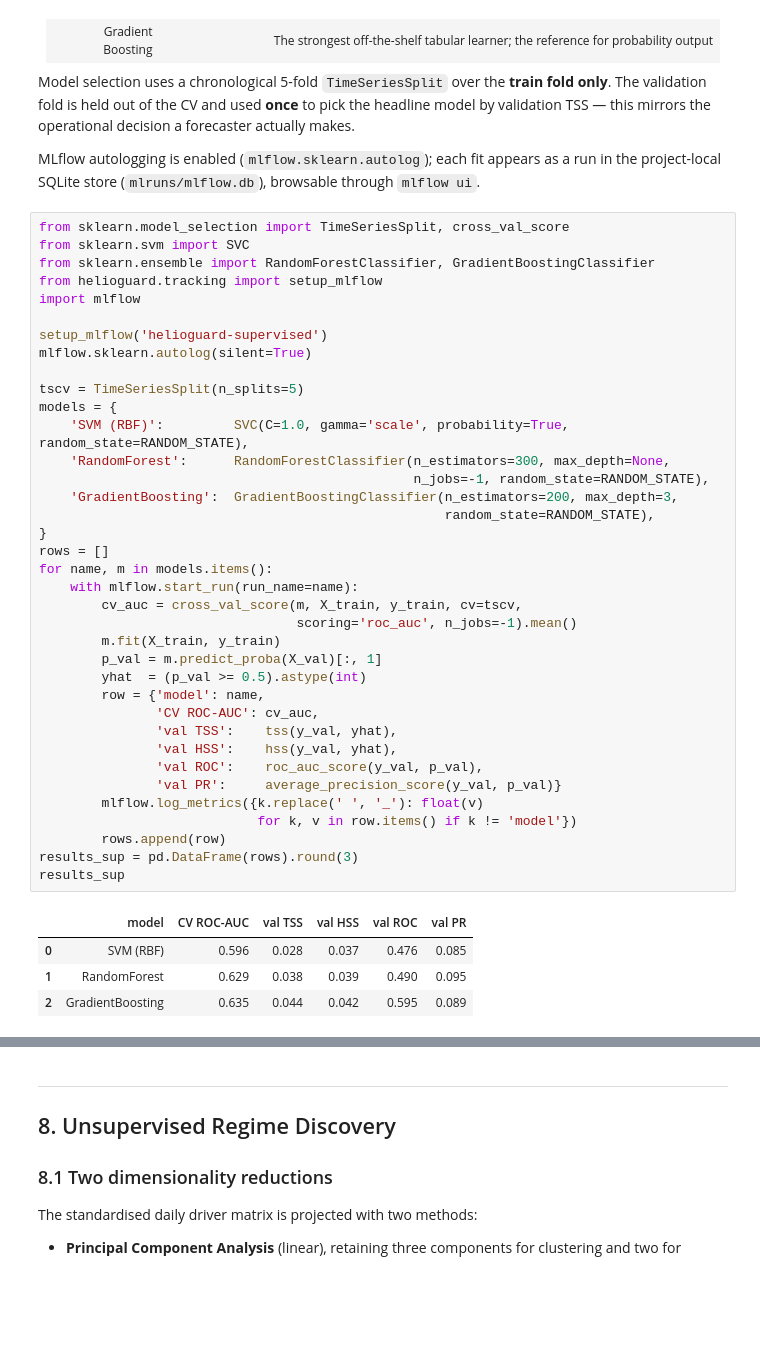
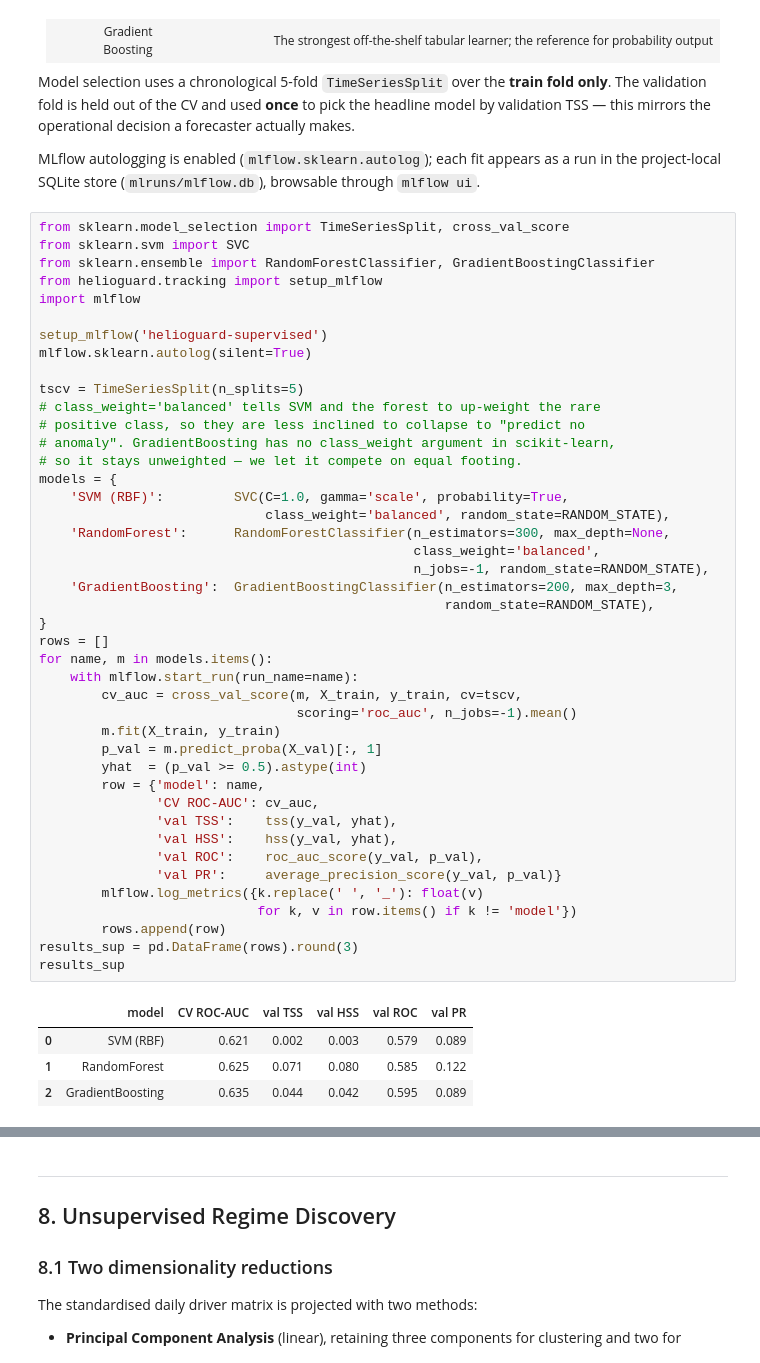
Before and after one commit to niki7o/HelioGuard, a Jupyter notebook: notebooks/helioguard.ipynb, the cells around one changed output, grey strips where cells are left out. Cells and saved outputs as stored; diff of their text form; blank space fills up the shorter version.

```diff
--- a/notebooks/helioguard.ipynb
+++ b/notebooks/helioguard.ipynb
@@ -655,36 +655,42 @@ setup_mlflow('helioguard-supervised')
 mlflow.sklearn.autolog(silent=True)
 
 tscv = TimeSeriesSplit(n_splits=5)
+# class_weight='balanced' tells SVM and the forest to up-weight the rare
+# positive class, so they are less inclined to collapse to "predict no
+# anomaly". GradientBoosting has no class_weight argument in scikit-learn,
+# so it stays unweighted — we let it compete on equal footing.
 models = {
-    'SVM (RBF)':         SVC(C=1.0, gamma='scale', probability=True, random_state=RANDOM_STATE),
+    'SVM (RBF)':         SVC(C=1.0, gamma='scale', probability=True,
+                             class_weight='balanced', random_state=RANDOM_STATE),
     'RandomForest':      RandomForestClassifier(n_estimators=300, max_depth=None,
+                                                class_weight='balanced',
                                                 n_jobs=-1, random_state=RANDOM_STATE),
     'GradientBoosting':  GradientBoostingClassifier(n_estimators=200, max_depth=3,
                                                     random_state=RANDOM_STATE),
 }
 rows = []
 for name, m in models.items():
     with mlflow.start_run(run_name=name):
         cv_auc = cross_val_score(m, X_train, y_train, cv=tscv,
                                  scoring='roc_auc', n_jobs=-1).mean()
         m.fit(X_train, y_train)
         p_val = m.predict_proba(X_val)[:, 1]
         yhat  = (p_val >= 0.5).astype(int)
         row = {'model': name,
                'CV ROC-AUC': cv_auc,
                'val TSS':    tss(y_val, yhat),
                'val HSS':    hss(y_val, yhat),
                'val ROC':    roc_auc_score(y_val, p_val),
                'val PR':     average_precision_score(y_val, p_val)}
         mlflow.log_metrics({k.replace(' ', '_'): float(v)
                             for k, v in row.items() if k != 'model'})
         rows.append(row)
 results_sup = pd.DataFrame(rows).round(3)
 results_sup
 # %% [output]
 |  | model | CV ROC-AUC | val TSS | val HSS | val ROC | val PR |
-| 0 | SVM (RBF) | 0.596 | 0.028 | 0.037 | 0.476 | 0.085 |
-| 1 | RandomForest | 0.629 | 0.038 | 0.039 | 0.490 | 0.095 |
+| 0 | SVM (RBF) | 0.621 | 0.002 | 0.003 | 0.579 | 0.089 |
+| 1 | RandomForest | 0.625 | 0.071 | 0.080 | 0.585 | 0.122 |
 | 2 | GradientBoosting | 0.635 | 0.044 | 0.042 | 0.595 | 0.089 |
 # %%
 # Pick the best by validation TSS — that becomes the headline model.
```
Also changed, not shown: parts of 11 cells of this notebook, 4 other files.
